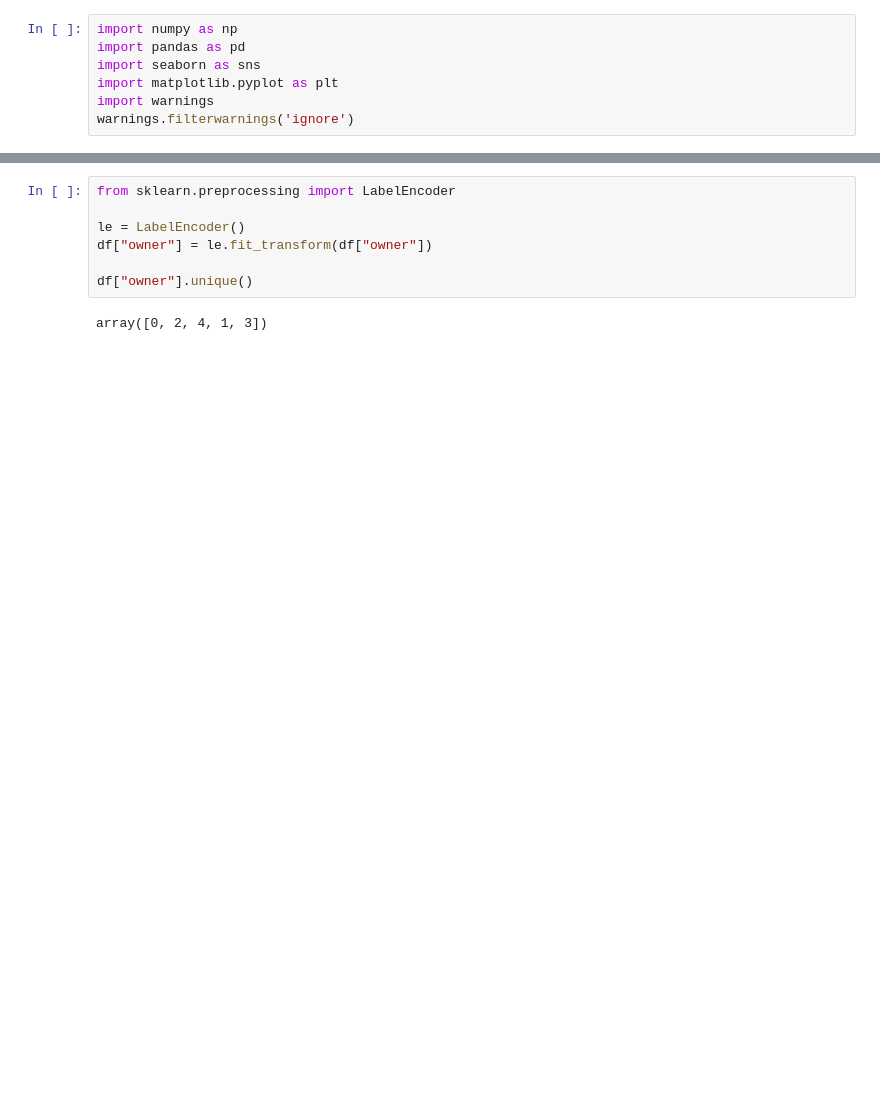
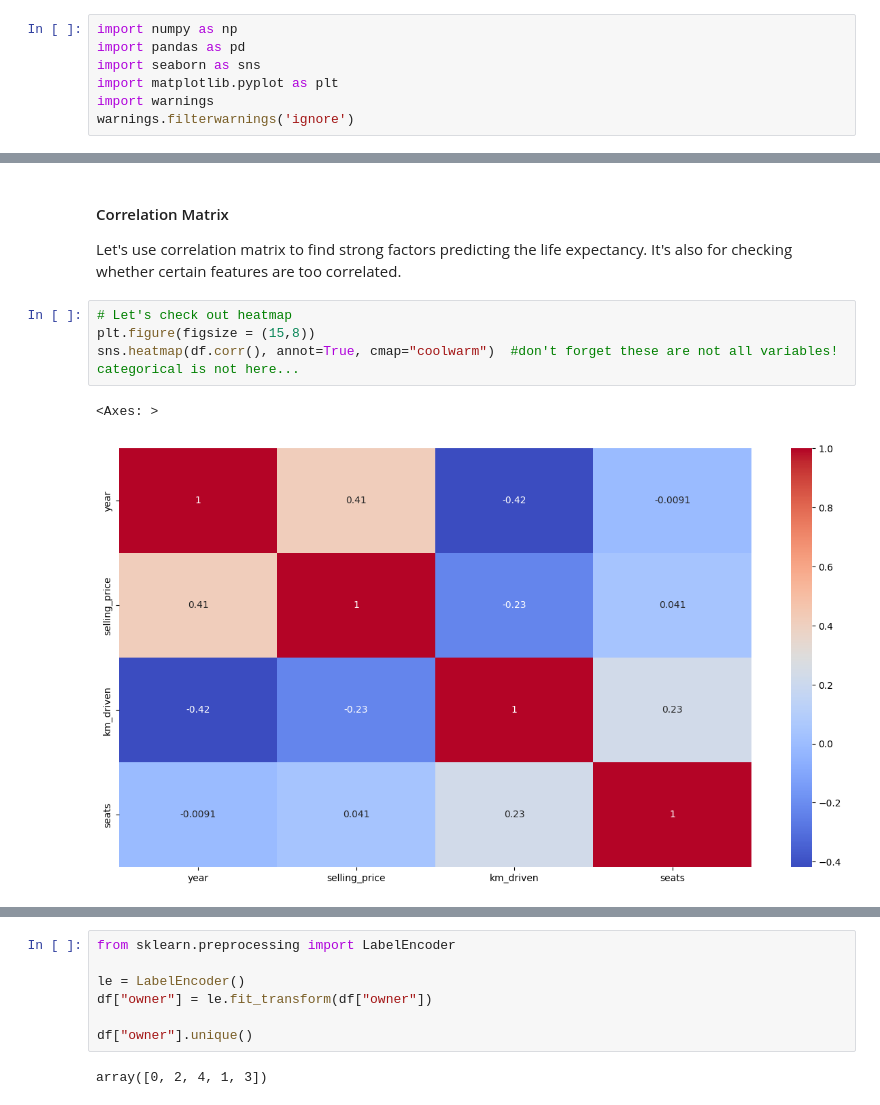
Before and after one commit to Nont18/price_car_prediction, a Jupyter notebook: car_price_prediction.ipynb, the cells around one changed output, grey strips where cells are left out. Drawn from its saved outputs; the diff is of its cells as text; blank space fills up the shorter version.

```diff
--- a/car_price_prediction.ipynb
+++ b/car_price_prediction.ipynb
@@ -64,0 +134,11 @@ print(df.head())
+# %% [markdown]
+#### Correlation Matrix
+
+Let's use correlation matrix to find strong factors predicting the life expectancy.  It's also for checking whether certain features are too correlated.
+# %%
+# Let's check out heatmap
+plt.figure(figsize = (15,8))
+sns.heatmap(df.corr(), annot=True, cmap="coolwarm")  #don't forget these are not all variables! categorical is not here...
+# %% [output]
+<Axes: >
+[figure, added]
```
Also changed, not shown: parts of 41 cells of this notebook, 7 other files.
